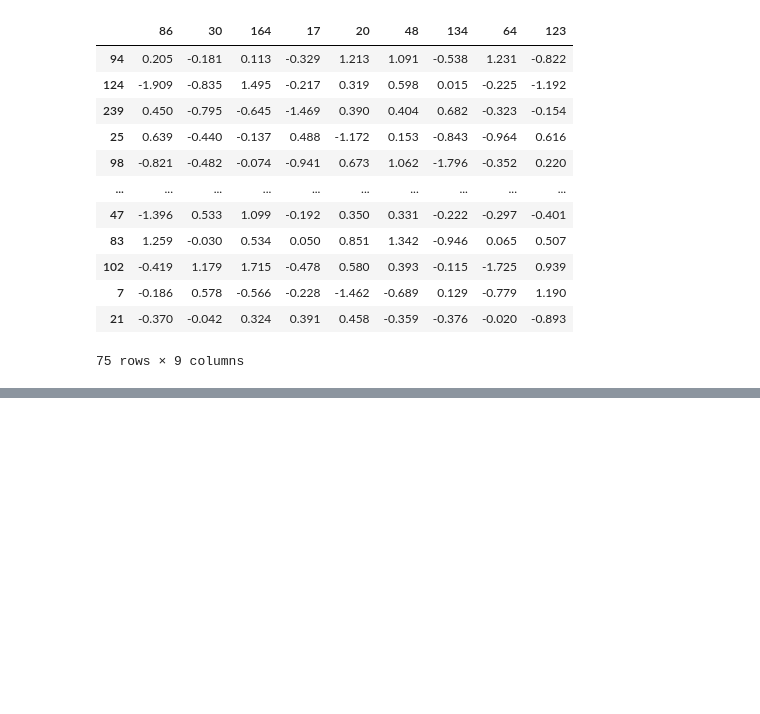
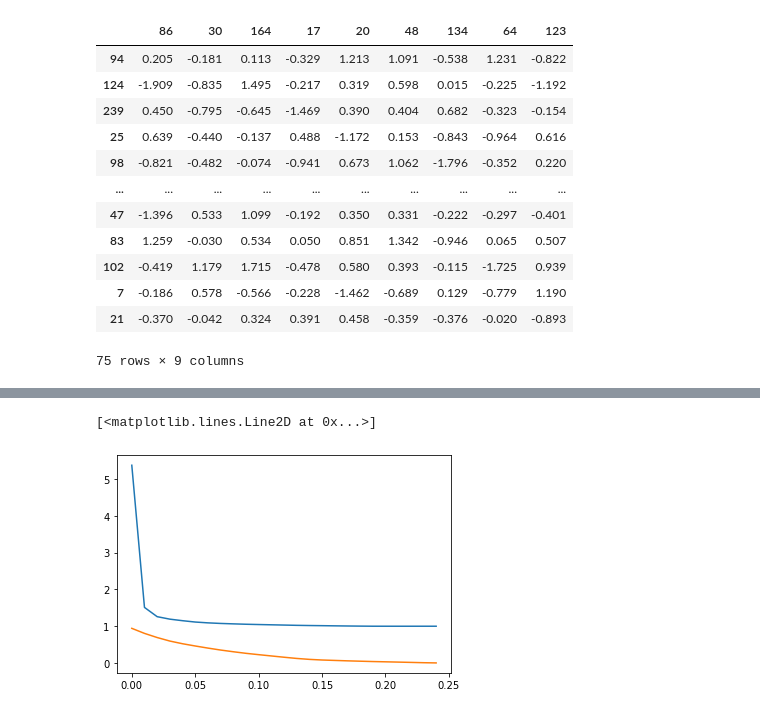
Before and after one commit to Ash-Stat/An-Si-Hyun, a Jupyter notebook: 데마실습과제1주차.ipynb, the cells around one changed output, grey strips where cells are left out. Drawn from its saved outputs; the diff is of its cells as text; code cells hidden in the pictures; blank space fills up the shorter version.

```diff
--- a/데마실습과제1주차.ipynb
+++ b/데마실습과제1주차.ipynb
@@ -334,6 +334,7 @@ step1
 | 21 | -0.370 | -0.042 | 0.324 | 0.391 | 0.458 | -0.359 | -0.376 | -0.020 | -0.893 |
 75 rows × 9 columns
 # %%
+lasso_set=pd.DataFrame()
 for alpha_value in np.arange(0, 1.01, 0.01):
   alpha_value=alpha_value
   lasso=Lasso(alpha= alpha_value)
@@ -345,6 +346,13 @@ for alpha_value in np.arange(0, 1.01, 0.01):
     lasso_rmse=np.sqrt(np.mean((test_set['target1'] - lasso_predict) ** 2 ))
     lasso_a=alpha_value
     lasso_r2=lasso.score(data2.drop(['target1'],axis=1), data2['target1'])
+    lasso_var=pd.DataFrame([np.sum(lasso.coef_ != 0)])
+    lasso_rmse = pd.DataFrame([lasso_rmse])
+    lasso_r2 =pd.DataFrame([lasso_r2])
+    lasso_a = pd.DataFrame([lasso_a])
+    lasso_set0 = pd.concat([lasso_a,lasso_var,lasso_rmse,lasso_r2],axis=1)
+    lasso_set=pd.concat([lasso_set,lasso_set0],axis=0)
+    lasso_set0=pd.DataFrame()
     print('알파 값 :',str(lasso_a))
     print('사용된 변수 개수 :', str(np.sum(lasso.coef_ != 0)))
     print('RMSE :',str(lasso_rmse))
@@ -387,0 +379,4 @@ array([ 0.,  0., -0.,  0., -0., -0.,  0., -0., -0., -0.,  0., -0., -0.,
+# %%
+lasso_set.columns=['alpha','number','rmse','r2']
+lasso_set.index=lasso_set['alpha']
+lasso_set
@@ -415,0 +633,7 @@ SyntaxError: ignored
+# %%
+import matplotlib.pyplot as plt
+plt.plot(lasso_set['rmse'])
+plt.plot(lasso_set['r2'])
+# %% [output]
+[<matplotlib.lines.Line2D at 0x...>]
+[figure, added]
```
Also changed, not shown: parts of 19 cells of this notebook.
